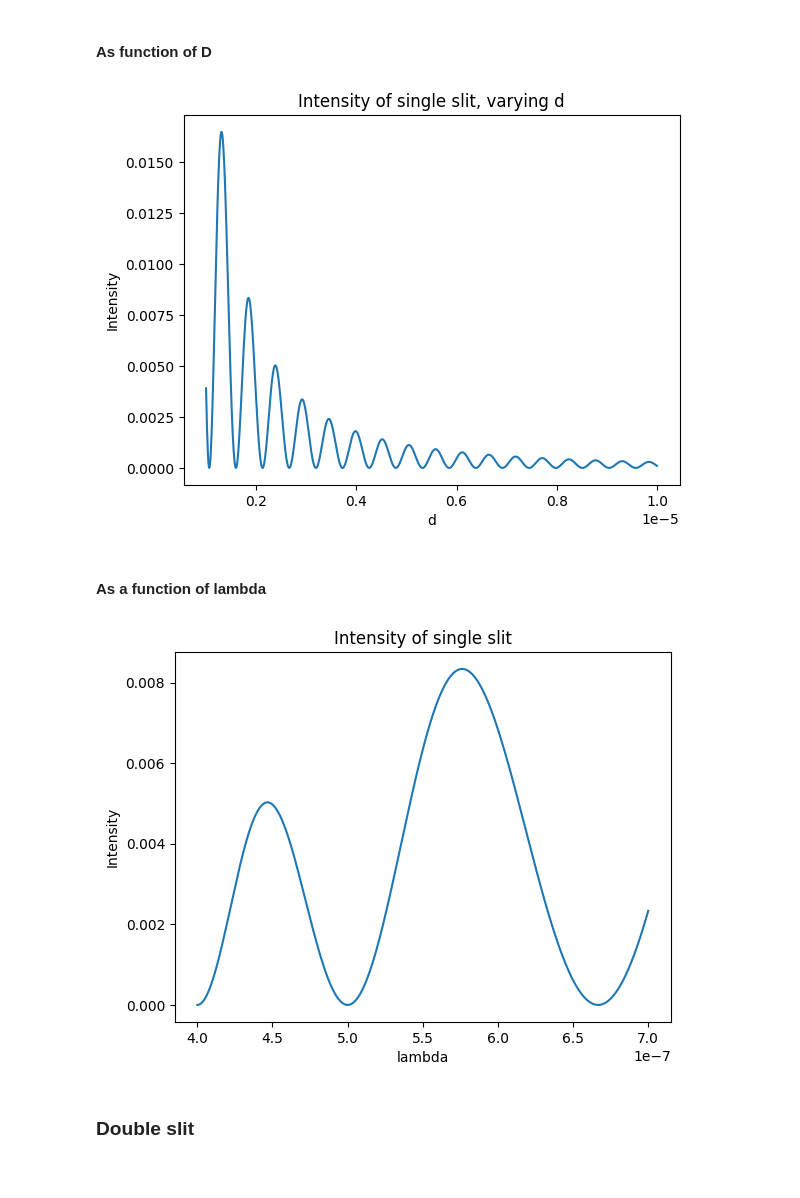
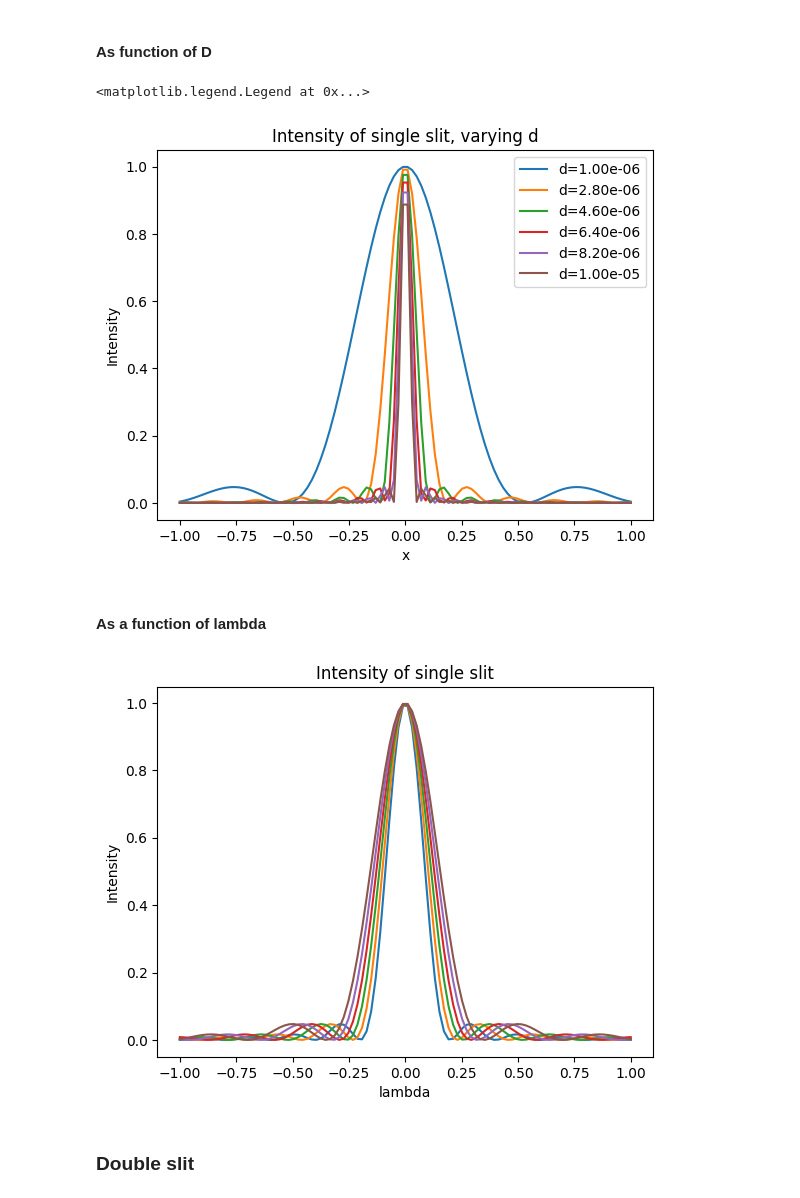
Before and after one commit to villi02/TFY4195_Optikk_S24, a Jupyter notebook: Assignments/Assignment2.ipynb, the cells around one changed output. Cells and saved outputs as stored; diff of their text form; code cells hidden in the pictures.

Commit message:
remade plots

```diff
--- a/Assignments/Assignment2.ipynb
+++ b/Assignments/Assignment2.ipynb
@@ -36,31 +44,48 @@ plt.show()
 # %%
 # Plot the intensity
 
+"""
 d = np.linspace(1e-6, 10e-6, 1000)
 
 values = normalized_intensity(1, lambda_0, d, 1)
 plt.plot(d, values)
 plt.xlabel('d')
 plt.ylabel('Intensity')
 plt.title('Intensity of single slit, varying d')
 plt.show()
+"""
+
+# make an array of 6 different values of d
+d = np.linspace(1e-6, 10e-6, 6)
+
+# plot the intensity for each value of d
+for i in d:
+    values = normalized_intensity(x, lambda_0, i, 1)
+    plt.plot(x, values, label=f'd={i:.2e}')
+plt.xlabel('x')
+plt.ylabel('Intensity')
+plt.title('Intensity of single slit, varying d')
+plt.legend()
 # %% [output]
+<matplotlib.legend.Legend at 0x...>
-[figure, old version]
+[figure, new version]
 # %% [markdown]
 #### As a function of lambda
 # %%
 # Plot the intensity
 
-lambda_ = np.linspace(400e-9, 700e-9, 1000)
+lambda_ = np.linspace(400e-9, 700e-9, 6)
 
-values = normalized_intensity(1, lambda_, d_0, 1)
-plt.plot(lambda_, values)
+# plot the intensity for each value of lambda
+for i in lambda_:
+    values = normalized_intensity(x, i, d_0, 1)
+    plt.plot(x, values, label=f'lambda={i:.2e}')
 plt.xlabel('lambda')
 plt.ylabel('Intensity')
 plt.title('Intensity of single slit')
 plt.show()
 # %% [output]
-[figure, old version]
+[figure, new version]
 # %% [markdown]
 ### Double slit
 # %%
```
Also changed, not shown: parts of 4 cells of this notebook.
